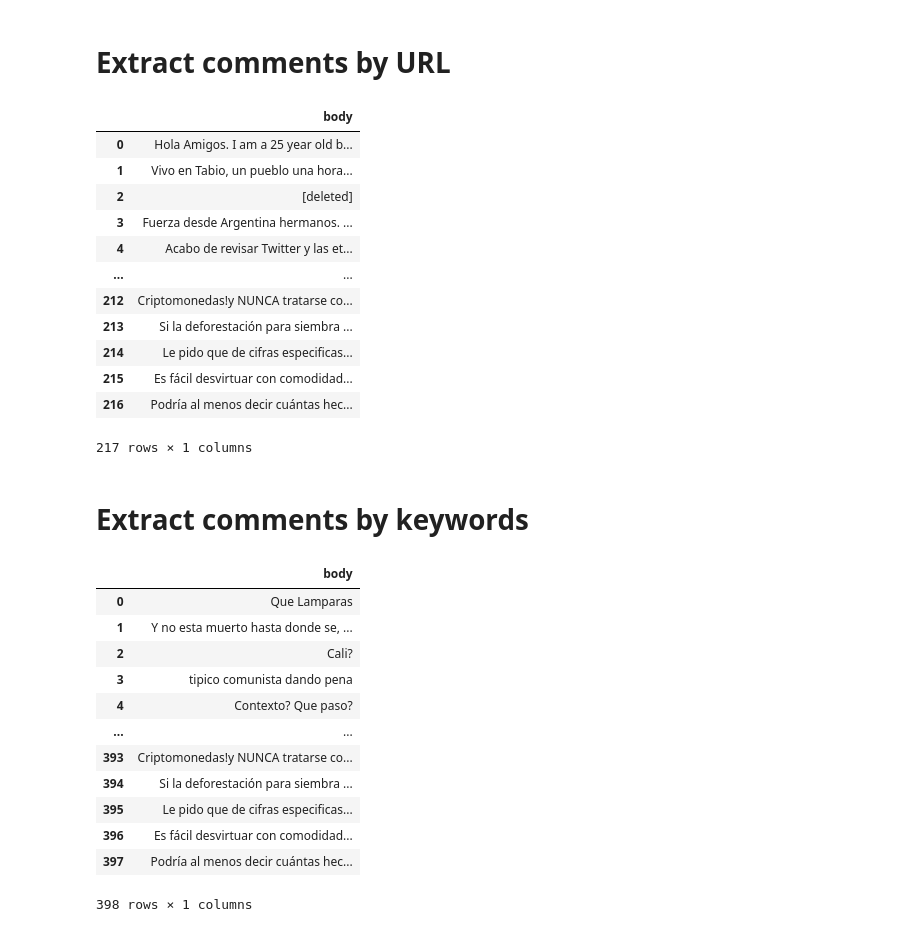
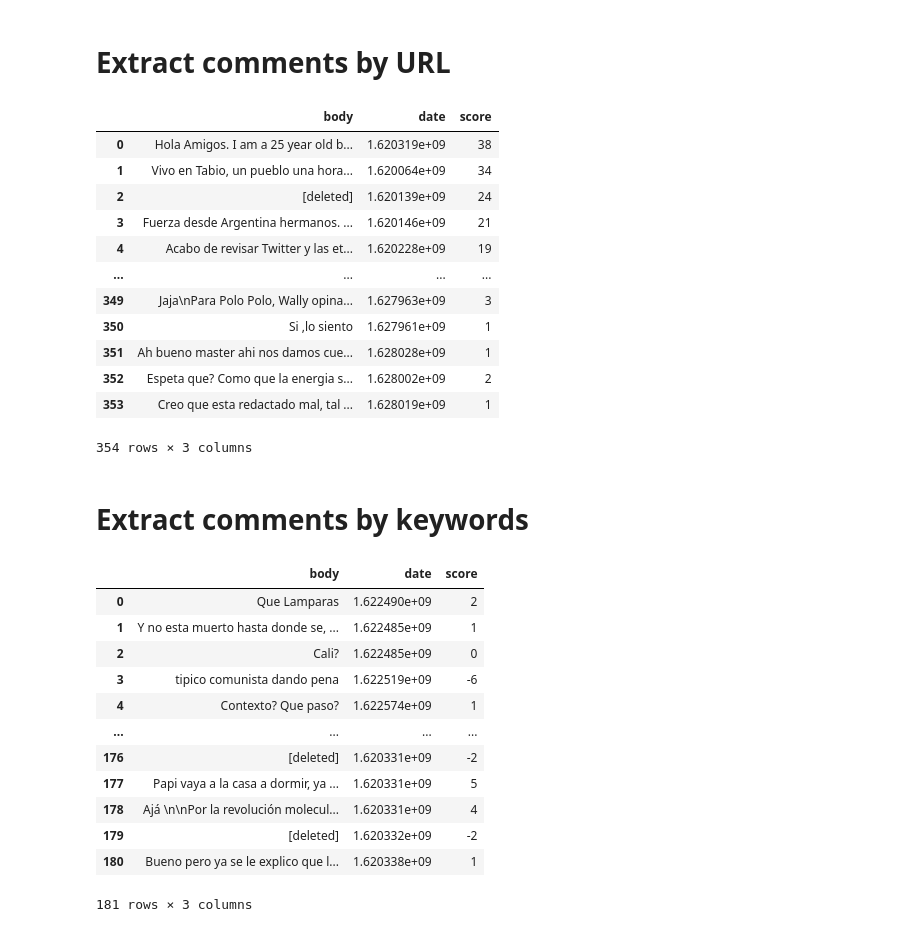
Before and after one commit to OmdenaAI/omdena-colombia-socialnetwork, a Jupyter notebook: src/tasks/task-1-data-scraping/task-1c-reddit-data-extraction/Interactive_reddit_scrape.ipynb, the cells around one changed output. Saved outputs shown, nothing was run; the diff lists cells and outputs as text; code cells hidden in the pictures.

Commit message:
Updated and now stores date and score

```diff
--- a/src/tasks/task-1-data-scraping/task-1c-reddit-data-extraction/Interactive_reddit_scrape.ipynb
+++ b/src/tasks/task-1-data-scraping/task-1c-reddit-data-extraction/Interactive_reddit_scrape.ipynb
@@ -23,9 +23,9 @@ pd.set_option('display.max_columns', None)
 Follow this article https://towardsdatascience.com/scraping-reddit-data-1c0af3040768 to get your client id, secret and agent details.
 # %%
 # Authenticate
-my_client_id = '' #@param {type: "string"}
-my_client_secret = '' #@param {type: "string"}
-my_user_agent = '' #@param {type: "string"}
+my_client_id = 'xzzPMUSJfku6Zn9qDGoo4A' #@param {type: "string"}
+my_client_secret = 'PwIeRhHEYdIKPbXod4K_lffbBVkrAw' #@param {type: "string"}
+my_user_agent = 'scraper' #@param {type: "string"}
 api = PushshiftAPI()
 reddit = praw.Reddit(client_id=my_client_id, client_secret=my_client_secret, user_agent=my_user_agent, check_for_async=False)
 # %% [markdown]
@@ -34,38 +34,44 @@ reddit = praw.Reddit(client_id=my_client_id, client_secret=my_client_secret, use
 # Function to scrape data from reddit and save it as a dataframe
 def reddit_scraper(urls):
   posts_url = []
+  date_url = []
+  score_url = []
   for url in urls:
     submission = reddit.submission(url=url)
     submission.comments.replace_more(limit=None)
     for comment in submission.comments.list():
       posts_url.append(comment.body)
-  return posts_url
+      date_url.append(comment.created_utc)
+      score_url.append(comment.score)
+  return posts_url, date_url, score_url
 # %%
 urls = ['https://www.reddit.com/r/Colombia/comments/n40s29/megathread_de_protestas_2021/',
         'https://www.reddit.com/r/Colombia/comments/jrtyn0/para_ls_libertatis_de_colombia_consideran_que/',
         'https://www.reddit.com/r/Colombia/comments/n2vzqr/colombia_est%C3%A1_pasando_por_un_momento_grav%C3%ADsimo_y/',
         'https://www.reddit.com/r/Colombia/comments/n6bl52/quiero_felicitar_a_todos_los_colombianos_y/',
         'https://www.reddit.com/r/Colombia/comments/n2vzqr/colombia_est%C3%A1_pasando_por_un_momento_grav%C3%ADsimo_y/',
         'https://www.reddit.com/r/Colombia/comments/nfqunl/cu%C3%A1l_es_la_opinion_de_ustedes_sobre_los_bloqueos/',
         'https://www.reddit.com/r/Colombia/comments/nbtnqc/%C3%A1lvaro_uribe_violencia_en_colombia_busca_tumbar/',
         'https://www.reddit.com/r/Colombia/comments/owtv86/por_que_seguimos_perdiendo_el_tiempo_entre/']
 
-df = pd.DataFrame(reddit_scraper(urls),columns=["body"])
+posts, dates, scores = reddit_scraper(urls)
+
+df = pd.DataFrame({"body":posts, "date":dates, "score": scores})
 df
 # %% [output]
-|  | body |
-| 0 | Hola Amigos. I am a 25 year old b... |
-| 1 | Vivo en Tabio, un pueblo una hora... |
-| 2 | [deleted] |
-| 3 | Fuerza desde Argentina hermanos. ... |
-| 4 | Acabo de revisar Twitter y las et... |
-| ... | ... |
-| 212 | Criptomonedas!y NUNCA tratarse co... |
-| 213 | Si la deforestación para siembra ... |
-| 214 | Le pido que de cifras especificas... |
-| 215 | Es fácil desvirtuar con comodidad... |
-| 216 | Podría al menos decir cuántas hec... |
+|  | body | date | score |
+| 0 | Hola Amigos. I am a 25 year old b... | 1.620319e+09 | 38 |
+| 1 | Vivo en Tabio, un pueblo una hora... | 1.620064e+09 | 34 |
+| 2 | [deleted] | 1.620139e+09 | 24 |
+| 3 | Fuerza desde Argentina hermanos. ... | 1.620146e+09 | 21 |
+| 4 | Acabo de revisar Twitter y las et... | 1.620228e+09 | 19 |
+| ... | ... | ... | ... |
+| 349 | Jaja\nPara Polo Polo, Wally opina... | 1.627963e+09 | 3 |
+| 350 | Si ,lo siento | 1.627961e+09 | 1 |
+| 351 | Ah bueno master ahi nos damos cue... | 1.628028e+09 | 1 |
+| 352 | Espeta que? Como que la energia s... | 1.628002e+09 | 2 |
+| 353 | Creo que esta redactado mal, tal ... | 1.628019e+09 | 1 |
-217 rows × 1 columns
+354 rows × 3 columns
 # %% [markdown]
 # Extract comments by keywords
 # %%
@@ -102,25 +114,28 @@ def get_comments(subreddit, keyword):
 # %%
 keywords = ["protest"]
 # Creating dataframes for differents subreddits and keywords
-dfs = [pd.DataFrame(get_comments('Colombia', keyword),columns=["body"]) for keyword in keywords]
-dfs.append(df)
+dfs = []
+for keyword in keywords:
+  bodies, dates, scores = get_comments('Colombia', keyword)
+  df = pd.DataFrame({"body":bodies, "date":dates, "score": scores})
+  dfs.append(df)
 # Data as a single dataframe
 reddit_data = pd.concat(dfs, ignore_index=True)
 reddit_data
 # %% [output]
-|  | body |
-| 0 | Que Lamparas |
-| 1 | Y no esta muerto hasta donde se, ... |
-| 2 | Cali? |
-| 3 | tipico comunista dando pena |
-| 4 | Contexto? Que paso? |
-| ... | ... |
-| 393 | Criptomonedas!y NUNCA tratarse co... |
-| 394 | Si la deforestación para siembra ... |
-| 395 | Le pido que de cifras especificas... |
-| 396 | Es fácil desvirtuar con comodidad... |
-| 397 | Podría al menos decir cuántas hec... |
+|  | body | date | score |
+| 0 | Que Lamparas | 1.622490e+09 | 2 |
+| 1 | Y no esta muerto hasta donde se, ... | 1.622485e+09 | 1 |
+| 2 | Cali? | 1.622485e+09 | 0 |
+| 3 | tipico comunista dando pena | 1.622519e+09 | -6 |
+| 4 | Contexto? Que paso? | 1.622574e+09 | 1 |
+| ... | ... | ... | ... |
+| 176 | [deleted] | 1.620331e+09 | -2 |
+| 177 | Papi vaya a la casa a dormir, ya ... | 1.620331e+09 | 5 |
+| 178 | Ajá \n\nPor la revolución molecul... | 1.620331e+09 | 4 |
+| 179 | [deleted] | 1.620332e+09 | -2 |
+| 180 | Bueno pero ya se le explico que l... | 1.620338e+09 | 1 |
-398 rows × 1 columns
+181 rows × 3 columns
 # %%
 # Save as csv
 reddit_data.to_csv('reddit_data_2.csv')
```
Also changed, not shown: parts of 1 cell of this notebook.
